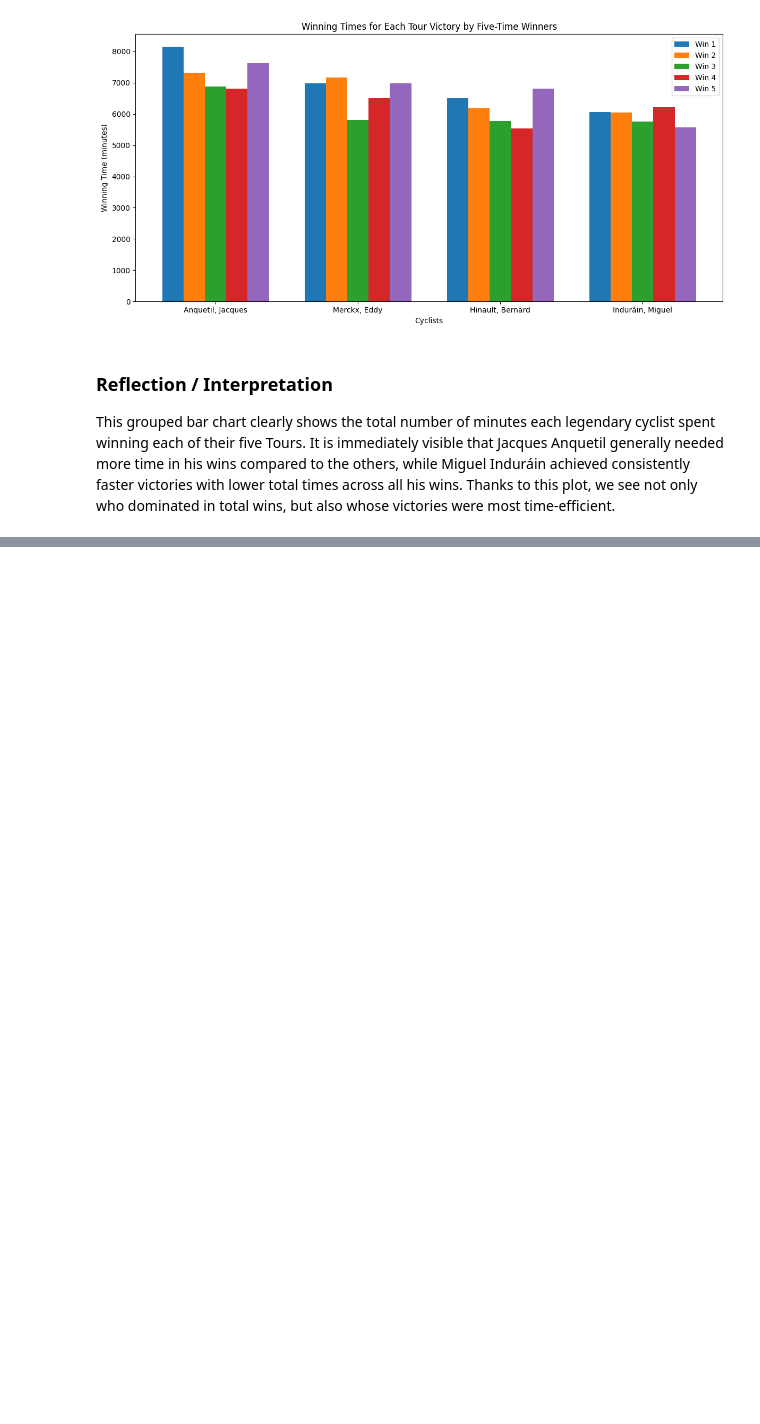
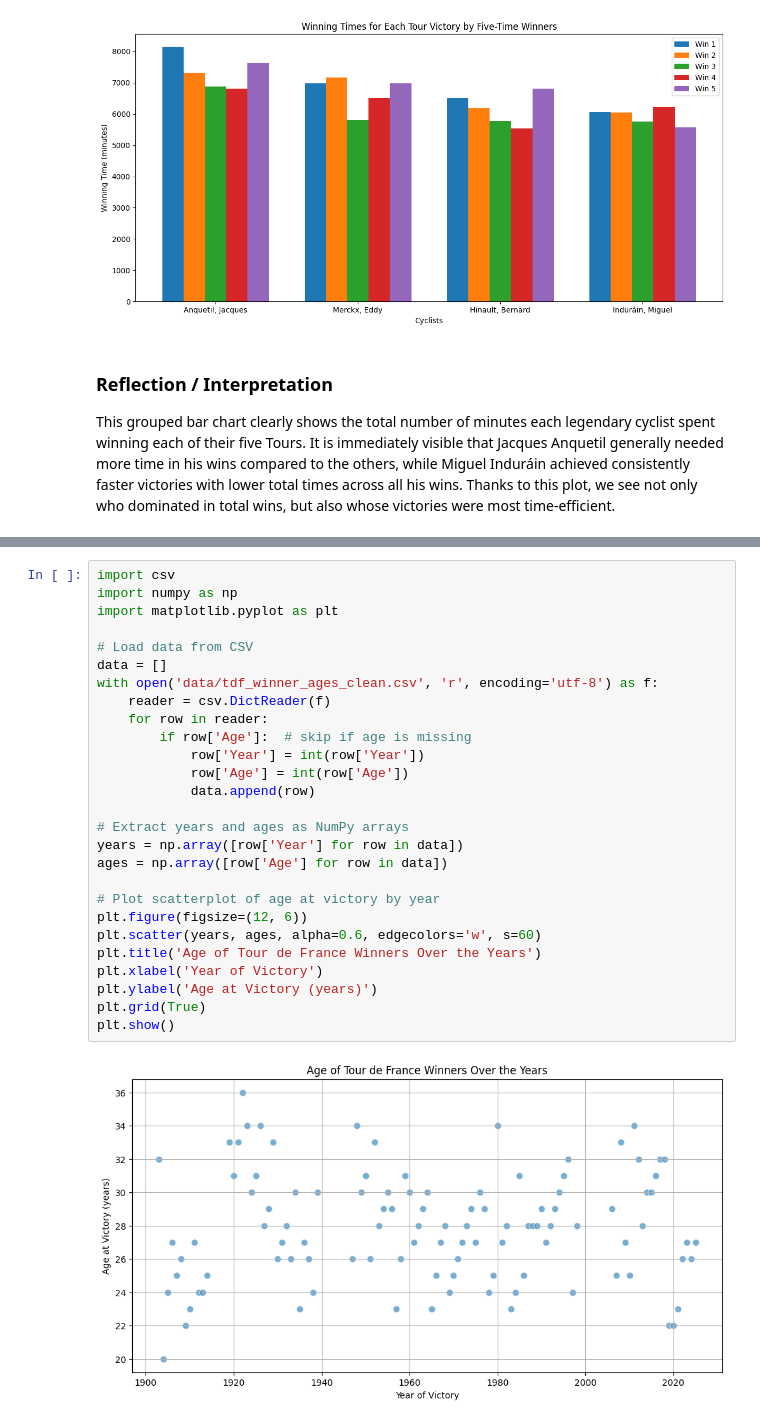
Before and after one commit to J41r0Ps/Project_DataScience_2025-2026, a Jupyter notebook: 02_analysis.ipynb, the cells around one changed output, grey strips where cells are left out. Cells and saved outputs as stored; diff of their text form; blank space fills up the shorter version.

```diff
--- a/02_analysis.ipynb
+++ b/02_analysis.ipynb
@@ -256,0 +302,29 @@ This grouped bar chart clearly shows the total number of minutes each legendary
+# %%
+import csv
+import numpy as np
+import matplotlib.pyplot as plt
+
+# Load data from CSV
+data = []
+with open('data/tdf_winner_ages_clean.csv', 'r', encoding='utf-8') as f:
+    reader = csv.DictReader(f)
+    for row in reader:
+        if row['Age']:  # skip if age is missing
+            row['Year'] = int(row['Year'])
+            row['Age'] = int(row['Age'])
+            data.append(row)
+
+# Extract years and ages as NumPy arrays
+years = np.array([row['Year'] for row in data])
+ages = np.array([row['Age'] for row in data])
+
+# Plot scatterplot of age at victory by year
+plt.figure(figsize=(12, 6))
+plt.scatter(years, ages, alpha=0.6, edgecolors='w', s=60)
+plt.title('Age of Tour de France Winners Over the Years')
+plt.xlabel('Year of Victory')
+plt.ylabel('Age at Victory (years)')
+plt.grid(True)
+plt.show()
+# %% [output]
+[figure, added]
```
Also changed, not shown: parts of 12 cells of this notebook, 2 other files.
